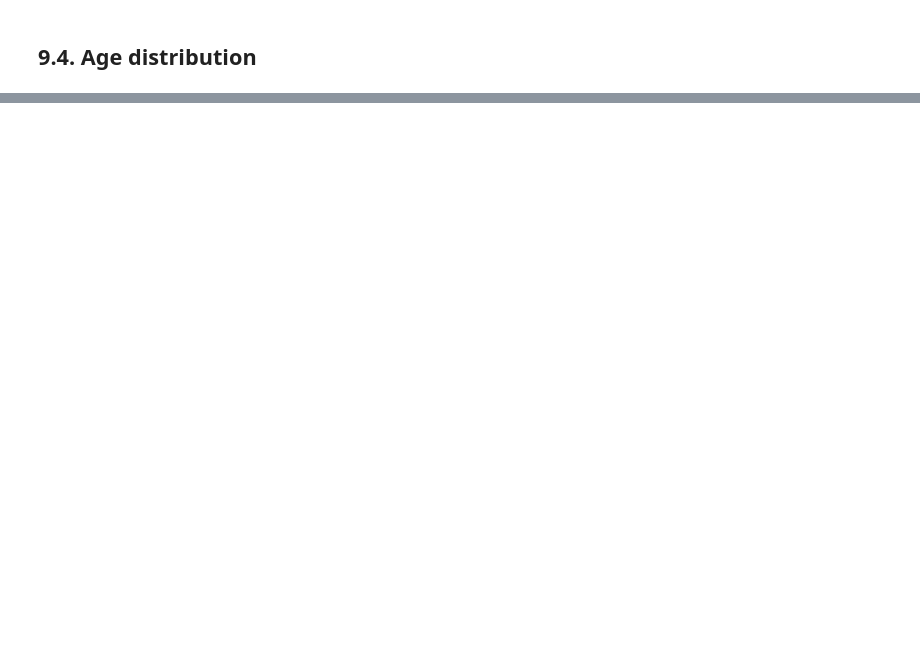
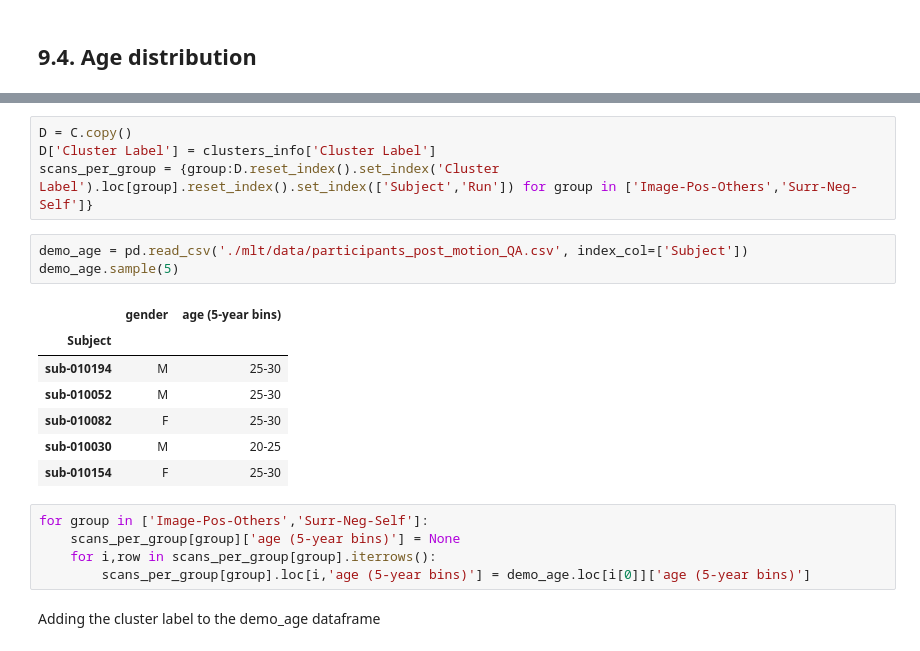
Before and after one commit to nimh-sfim/fc_introspection, a Jupyter notebook: notebooks/S12_SNYCQ_Clustering_Confounds.ipynb, the cells around one changed output, grey strips where cells are left out. Cells and saved outputs as stored; diff of their text form; blank space fills up the shorter version.

```diff
--- a/notebooks/S12_SNYCQ_Clustering_Confounds.ipynb
+++ b/notebooks/S12_SNYCQ_Clustering_Confounds.ipynb
@@ -1209,0 +581,22 @@ W.reset_index().hvplot.scatter(x='Factor 1',y='Factor 2', aspect='square', c='Su
+# %%
+D = C.copy()
+D['Cluster Label'] = clusters_info['Cluster Label']
+scans_per_group = {group:D.reset_index().set_index('Cluster Label').loc[group].reset_index().set_index(['Subject','Run']) for group in ['Image-Pos-Others','Surr-Neg-Self']}
+# %%
+demo_age = pd.read_csv('./mlt/data/participants_post_motion_QA.csv', index_col=['Subject'])
+demo_age.sample(5)
+# %% [output]
+|  | gender | age (5-year bins) |
+| Subject |  |  |
+| sub-010194 | M | 25-30 |
+| sub-010052 | M | 25-30 |
+| sub-010082 | F | 25-30 |
+| sub-010030 | M | 20-25 |
+| sub-010154 | F | 25-30 |
+# %%
+for group in ['Image-Pos-Others','Surr-Neg-Self']:
+    scans_per_group[group]['age (5-year bins)'] = None
+    for i,row in scans_per_group[group].iterrows():
+        scans_per_group[group].loc[i,'age (5-year bins)'] = demo_age.loc[i[0]]['age (5-year bins)']
+# %% [markdown]
+Adding the cluster label to the demo_age dataframe
```
Also changed, not shown: parts of 127 cells of this notebook, 1 other file.
